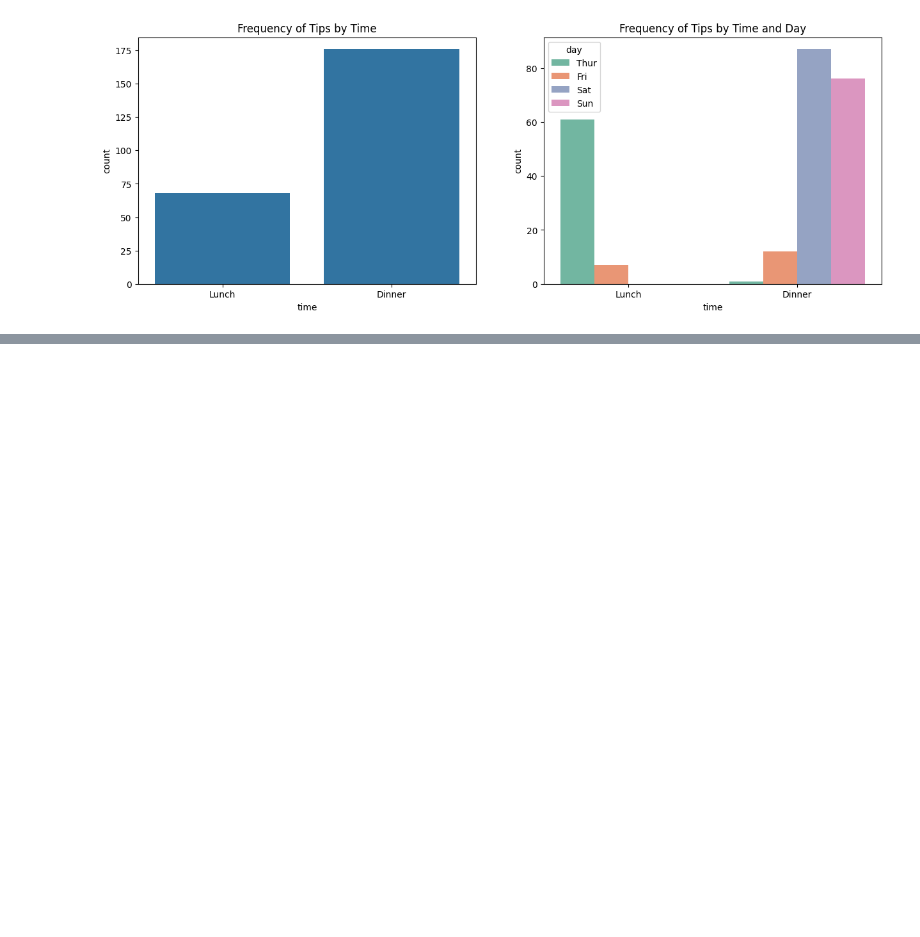
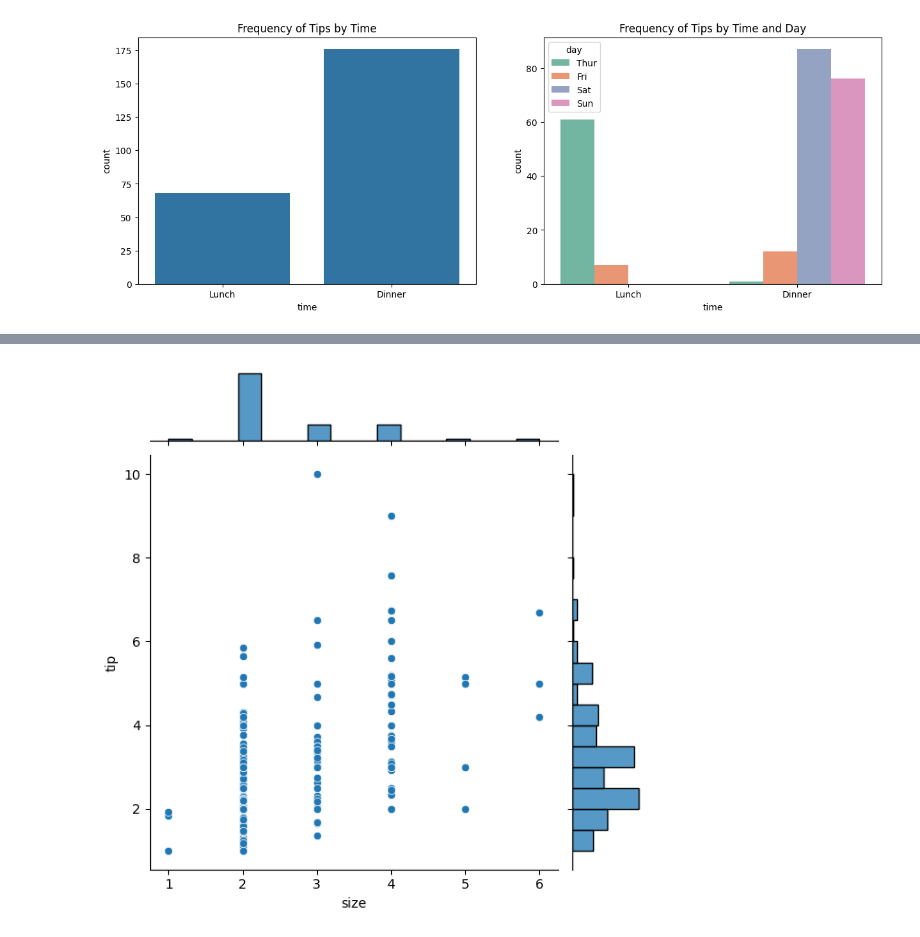
Before and after one commit to Choiwanwoo-03/MachineLearning_CodePractice, a Jupyter notebook: Seaborn_library_practice.ipynb, the cells around one changed output, grey strips where cells are left out. Saved outputs shown, nothing was run; the diff lists cells and outputs as text; code cells hidden in the pictures; blank space fills up the shorter version.

```diff
--- a/Seaborn_library_practice.ipynb
+++ b/Seaborn_library_practice.ipynb
@@ -85,0 +110,5 @@ plt.show()
+# %%
+sns.jointplot(x = 'size', y = 'tip', data = tips, kind = 'scatter')
+plt.show()
+# %% [output]
+[figure, added]
```
Also changed, not shown: parts of 3 cells of this notebook.
